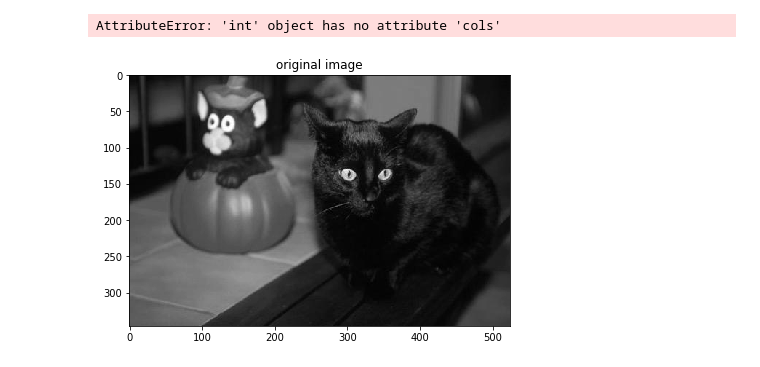
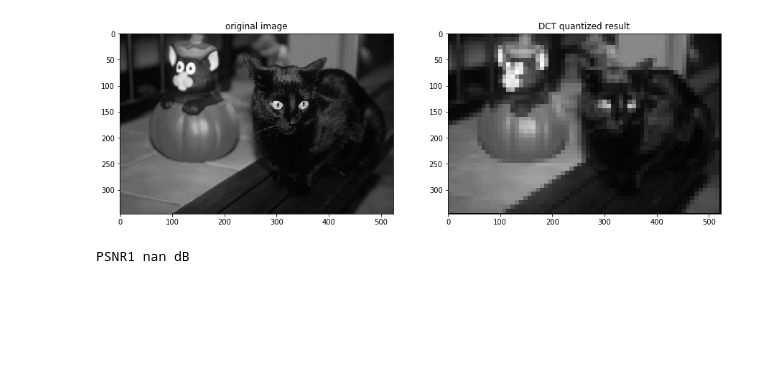
Before and after one commit to zxasqw216/multimediaN, a Jupyter notebook: hoeoeoeoe.ipynb, the cells around one changed output. Drawn from its saved outputs; the diff is of its cells as text; code cells hidden in the pictures; blank space fills up the shorter version.

```diff
--- a/hoeoeoeoe.ipynb
+++ b/hoeoeoeoe.ipynb
@@ -25,7 +25,7 @@ def Dis_Res(block):
 
 def imageDCT2D(image,quanTable):
     rows,cols=image.shape
-    dct_image=np.zeros((rows.cols))
+    dct_image=np.zeros((rows,cols))
     row_times=np.uint8(rows/8)
     col_times=np.uint8(cols/8)
 
@@ -71,32 +71,32 @@ def QF(QT,qu):
     return QT2
 
 img=io.imread('black cat2.jpg')
 plt.figure(num=0,figsize=(15,15))
 quality=90
 
 quanTable=np.array([[16,11,10,16,24,40,51,61],
                    [12,12,14,19,26,58,60,55],
                    [14,13,16,24,40,57,69,56],
                    [14,17,22,29,51,87,80,62],
                    [18,22,37,56,68,109,103,92],
                    [24,35,55,64,81,104,113,92],
                    [49,64,78,87,103,121,120,101],
                    [72,92,95,98,112,100,103,99]])
 
 quanTable2=np.int64(QF(quanTable,quality))
 
 plt.subplot(1,2,1)
 plt.title('original image')
 plt.imshow(img,cmap='gray')
 
 img2=np.uint32(imageDCT2D(img,quanTable2))
 
 plt.subplot(1,2,2)
 plt.title('DCT quantized result')
 plt.imshow(img2,cmap='gray')
 plt.show()
 io.imsave('black cat2_jpeg.jpg',img2)
 print('PSNR1',PSNR_Cal(img,img2),'dB')
 # %% [output]
+[figure, new version]
-AttributeError: 'int' object has no attribute 'cols'
+PSNR1 nan dB
-[figure, old version]
```
